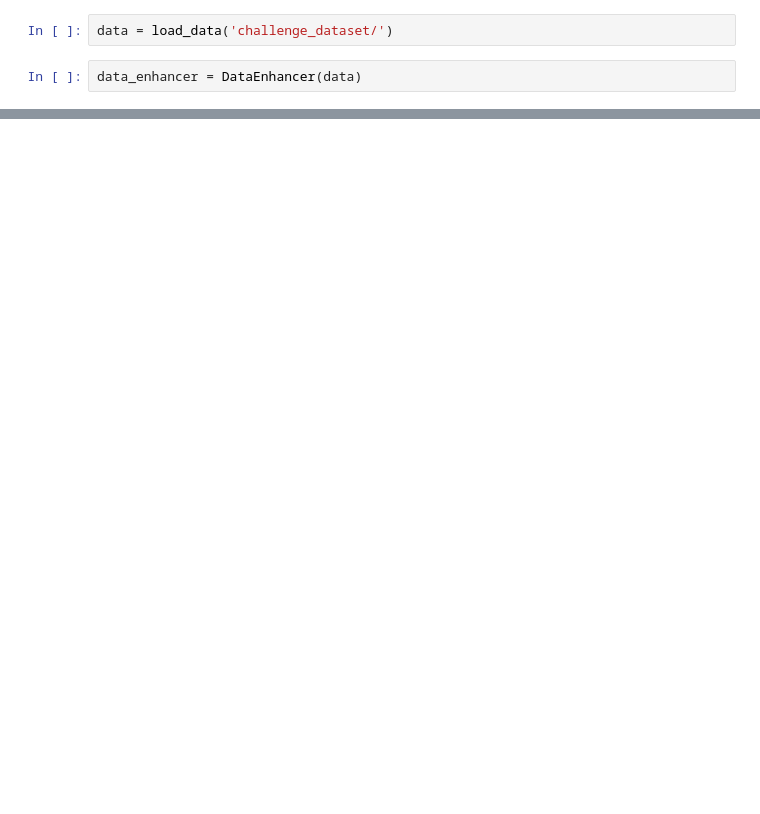
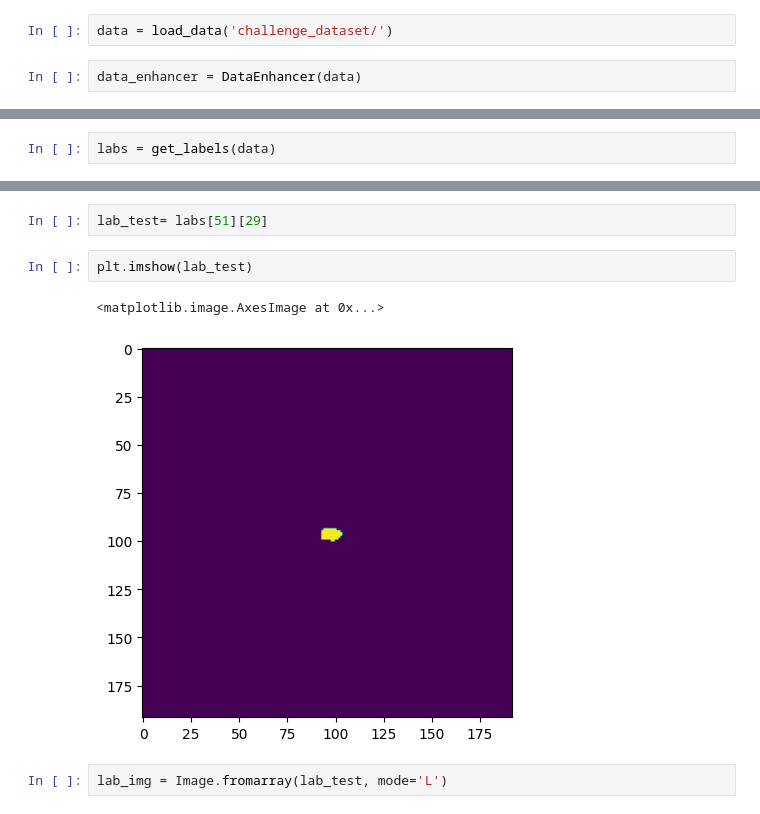
Before and after one commit to louisbzk/Challenge_brain_aneurysms, a Jupyter notebook: data_aug_test.ipynb, the cells around one changed output, grey strips where cells are left out. Drawn from its saved outputs; the diff is of its cells as text; blank space fills up the shorter version.

```diff
--- a/data_aug_test.ipynb
+++ b/data_aug_test.ipynb
@@ -26,0 +33,2 @@ show_aneurysm(raws, cleaned_labels, 7)
+# %%
+labs = get_labels(data)
@@ -26,0 +44,9 @@ show_aneurysm(raws, cleaned_labels, 7)
+# %%
+lab_test= labs[51][29]
+# %%
+plt.imshow(lab_test)
+# %% [output]
+<matplotlib.image.AxesImage at 0x...>
+[figure, added]
+# %%
+lab_img = Image.fromarray(lab_test, mode='L')
```
Also changed, not shown: parts of 14 cells of this notebook, 9 other files.
